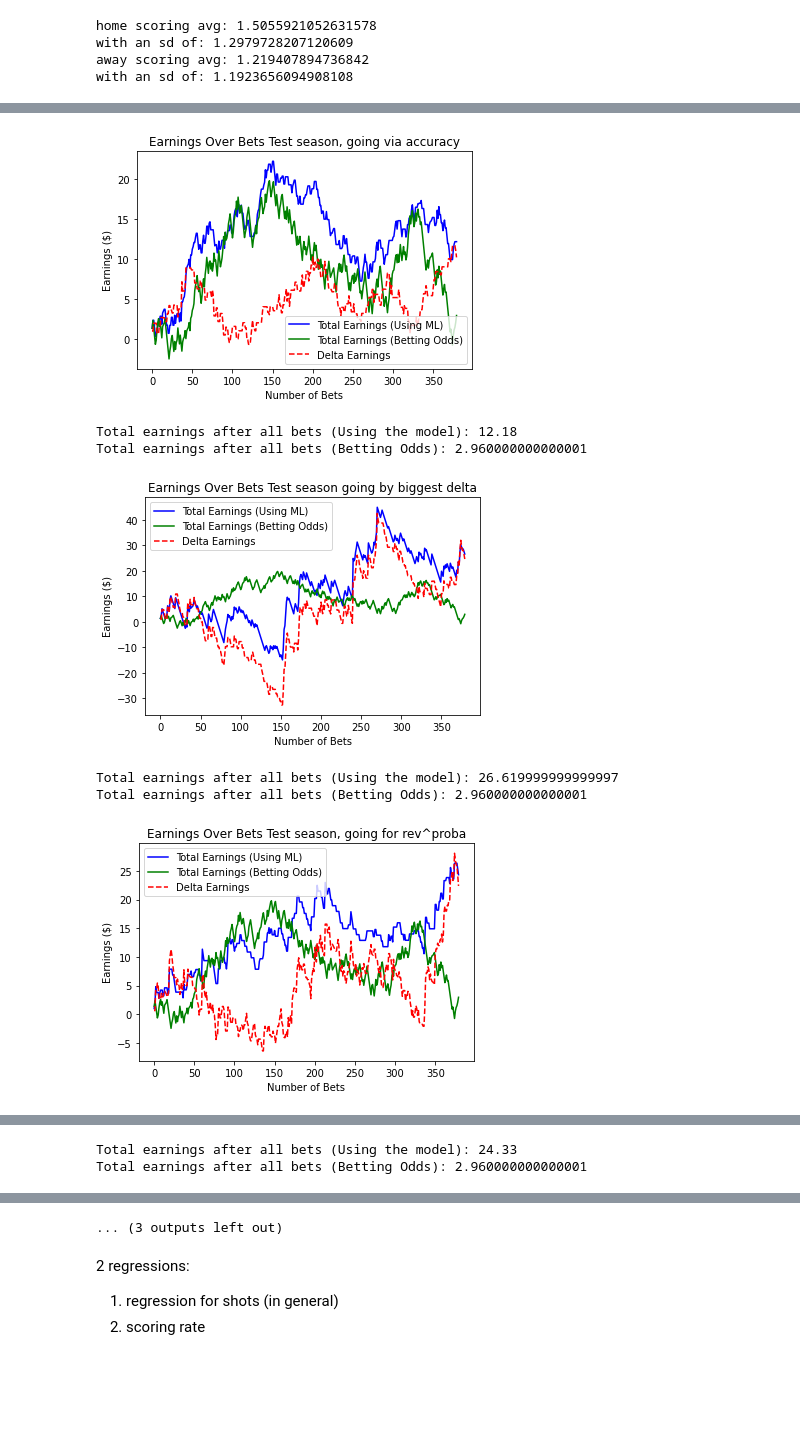
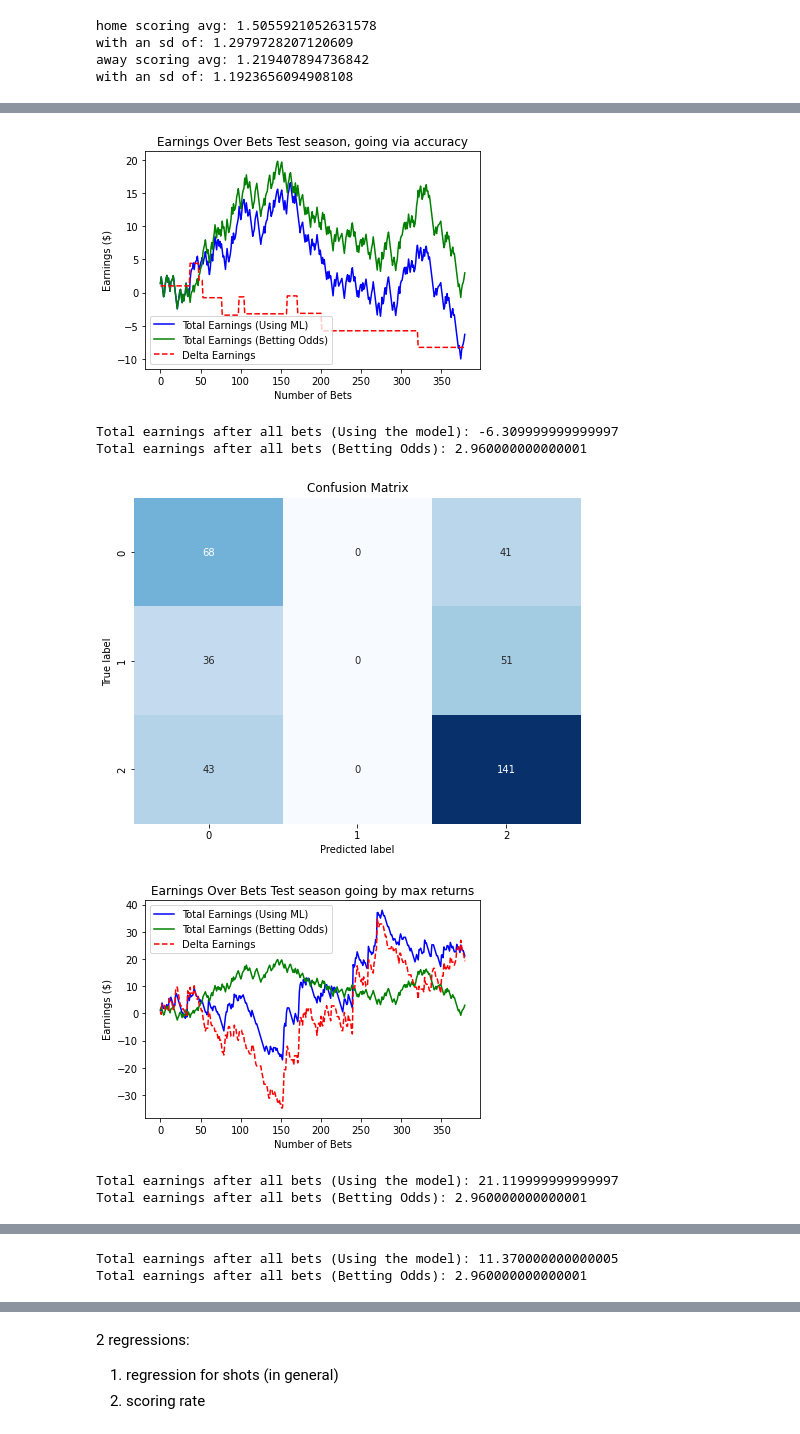
Before and after one commit to YuvalRubinstein99/EPLProject, a Jupyter notebook: Statistics and modeling/prediction.ipynb, the cells around one changed output, grey strips where cells are left out. Drawn from its saved outputs; the diff is of its cells as text; code cells hidden in the pictures; blank space fills up the shorter version.

```diff
--- a/Statistics and modeling/prediction.ipynb
+++ b/Statistics and modeling/prediction.ipynb
@@ -74,3 +90,13 @@ Squaring Where Needed
+# %%
+
+# Calculate the percentile values
+lower_percentile = train['difference'].quantile(0.025)
+upper_percentile = train['difference'].quantile(0.975)
+
+# Filter the data to remove bottom 2.5% and top 2.5%
+filtered_data = train[(train['difference'] >= lower_percentile) & (train['difference'] <= upper_percentile)]
+
+train.drop('difference', axis=1, inplace=True)
 # %%
 train_back_up = train.copy()
 test_back_up = test.copy()
@@ -294,20 +320,21 @@ Text(0, 0.5, 'Density')
 # %%
 
 from scipy.stats import norm, skellam
-
-
 def bet_and_plot_thresh(predict_proba_output, labels, earning_matrix, earning_odds, initial_dollar=1, extra_title='', threshold=0):
     # Find the index of the maximum predicted probability for each data point
     predicted_labels = np.argmax(predict_proba_output, axis=1)
     predicted_bo = np.argmax(earning_odds, axis=1)
-
+    predicted_bet = []
+    outcome_bet = []
     # Initialize earnings
     earnings = []
     bo_earnings = []
 
     # Iterate through each data point for regular betting
     for i in range(len(predicted_labels)):
-        if predicted_labels[i] > threshold:
+        if predict_proba_output[i, predicted_labels[i]] > threshold:
+            predicted_bet.append(predicted_labels[i])
+            outcome_bet.append(labels[i])
             if predicted_labels[i] == labels[i]:
                 earnings.append(initial_dollar * (earning_matrix.iloc[i, labels[i]] - 1))
             else:
@@ -322,7 +349,6 @@ def bet_and_plot_thresh(predict_proba_output, labels, earning_matrix, earning_od
             bo_earnings.append(initial_dollar * (earning_matrix.iloc[i, labels[i]] - 1))
         else:
             bo_earnings.append(-initial_dollar)  # If the prediction is incorrect, earn nothing
-
 
     # Calculate total earnings
     total_earnings = initial_dollar + np.sum(earnings)
@@ -346,8 +372,19 @@ def bet_and_plot_thresh(predict_proba_output, labels, earning_matrix, earning_od
     plt.legend()
     plt.show()
 
+    # Print total earnings
     print("Total earnings after all bets (Using the model):", total_earnings)
     print("Total earnings after all bets (Betting Odds):", total_bo_earnings)
+
+    # Generate confusion matrix
+    conf_matrix = confusion_matrix(np.asarray(outcome_bet), np.asarray(predicted_bet))
+    # Plot confusion matrix using Seaborn
+    plt.figure(figsize=(8, 6))
+    sns.heatmap(conf_matrix, annot=True, fmt='d', cmap='Blues', cbar=False)
+    plt.title('Confusion Matrix')
+    plt.xlabel('Predicted label')
+    plt.ylabel('True label')
+    plt.show()
 
 def bet_and_plot(predict_proba_output, labels, earning_matrix, earning_odds, initial_dollar=1, extra_title = ''):
     # Find the index of the maximum predicted probability for each data point
@@ -813,12 +855,15 @@ print('test away rmse:', np.sqrt(mean_squared_error(ytest_away, away_test)))
 
 train_probas = extract_poisson_probas(home_train, away_train)
 test_probas = extract_poisson_probas(home_test, away_test)
+
+sharpe_ratios = np.asarray(test_probas*(betting_data**2 - test_probas*(betting_data**2) + 2*test_probas*betting_data - 1))
+print(sharpe_ratios.shape)
 bet_and_plot_thresh(test_probas, y_test, betting_data, normalized_probas, extra_title=' Test season, going via accuracy')
-bet_and_plot(np.asarray(test_probas-normalized_probas), y_test, betting_data, normalized_probas, extra_title=' Test season going by biggest delta')
-bet_and_plot_thresh(np.power(np.asarray(betting_data),test_probas), y_test, betting_data, normalized_probas, extra_title=' Test season, going for rev^proba', threshold=1)
+bet_and_plot_thresh(np.asarray(betting_data)*test_probas, y_test, betting_data, normalized_probas, extra_title=' Test season going by max returns', threshold =1)
+bet_and_plot_thresh(test_probas*np.log(np.asarray(betting_data)), y_test, betting_data, normalized_probas, extra_title=' Test season, going with ln risk aversion', threshold=0)
+bet_and_plot_thresh(test_probas*np.sqrt(np.asarray(betting_data)), y_test, betting_data, normalized_probas, extra_title=' Test season, going with sqrt risk aversion', threshold=0)
 bet_and_plot_thresh(np.power(np.asarray(betting_data),normalized_probas), y_test, betting_data, normalized_probas, extra_title=' Test season, going for rev^proba of bet365', threshold=1)
-
-bet_and_plot_thresh(test_probas*np.log(np.asarray(betting_data)), y_test, betting_data, normalized_probas, extra_title=' Test season, going for rev^proba')
+bet_and_plot_thresh(sharpe_ratios, y_test, betting_data, normalized_probas, extra_title=' Test season, going via sharpe ratio')
 
 
 train_classes = np.argmax(train_probas, axis=1)
@@ -884,7 +929,7 @@ test away rmse: 1.1509468087351087
-[figure, old version]
+[figure, new version]
-Total earnings after all bets (Using the model): 12.18
+Total earnings after all bets (Using the model): -6.309999999999997
 Total earnings after all bets (Betting Odds): 2.960000000000001
-[figure, old version]
+[figure, new version]
+[figure, new version]
-Total earnings after all bets (Using the model): 26.619999999999997
+Total earnings after all bets (Using the model): 21.119999999999997
 Total earnings after all bets (Betting Odds): 2.960000000000001
-[figure, old version]
@@ -891,2 +938,2 @@ Total earnings after all bets (Betting Odds): 2.960000000000001
-Total earnings after all bets (Using the model): 24.33
+Total earnings after all bets (Using the model): 11.370000000000005
 Total earnings after all bets (Betting Odds): 2.960000000000001
@@ -900,4 +945,3 @@ Total earnings after all bets (Betting Odds): 2.960000000000001
-... (3 outputs left out)
 # %%
 # # ## Save the model
 
```
Also changed, not shown: parts of 13 cells of this notebook.
